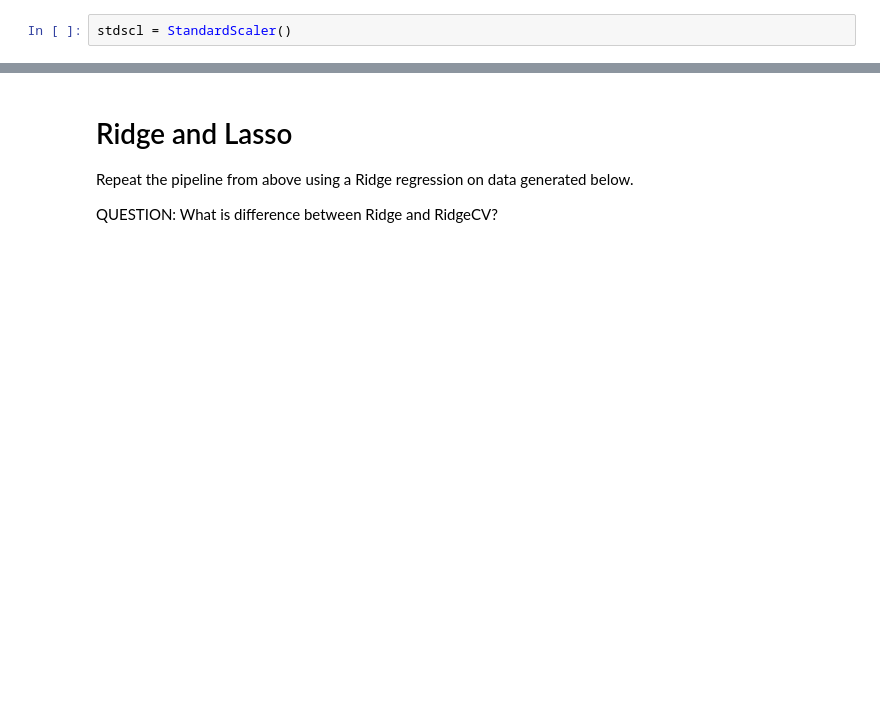
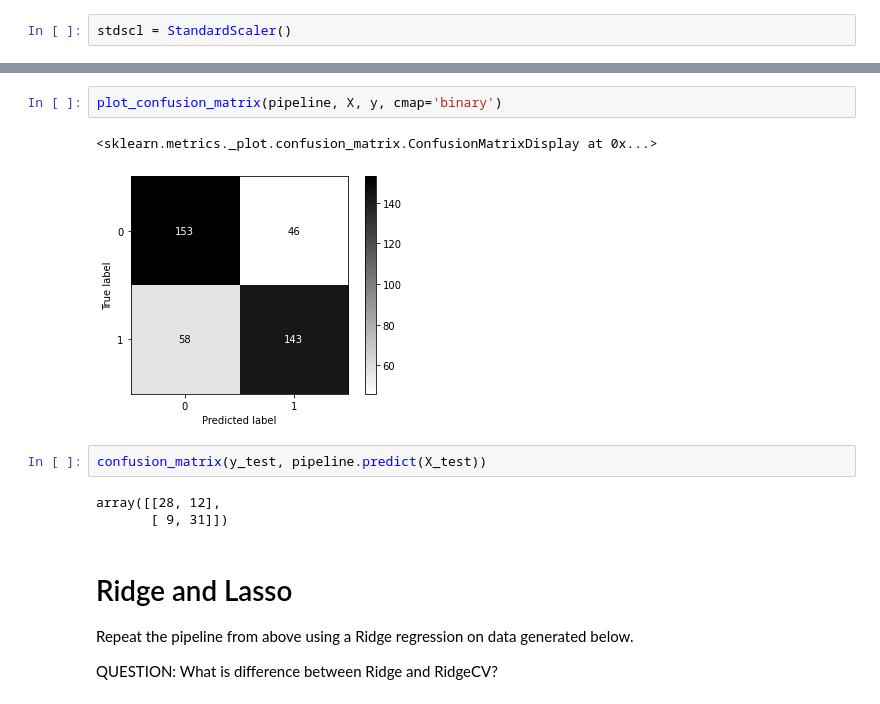
Before and after one commit to CognitiveScienceAU/ACN_2021, a Jupyter notebook: week_7/intro_sklearn.ipynb, the cells around one changed output, grey strips where cells are left out. Cells and saved outputs as stored; diff of their text form; blank space fills up the shorter version.

```diff
--- a/week_7/intro_sklearn.ipynb
+++ b/week_7/intro_sklearn.ipynb
@@ -92,3 +231,13 @@ stdscl.mean_
+# %%
+plot_confusion_matrix(pipeline, X, y, cmap='binary')
+# %% [output]
+<sklearn.metrics._plot.confusion_matrix.ConfusionMatrixDisplay at 0x...>
+[figure, added]
+# %%
+confusion_matrix(y_test, pipeline.predict(X_test))
+# %% [output]
+array([[28, 12],
+       [ 9, 31]])
 # %% [markdown]
 # Ridge and Lasso
 
```
Also changed, not shown: parts of 46 cells of this notebook, 1 other file.
